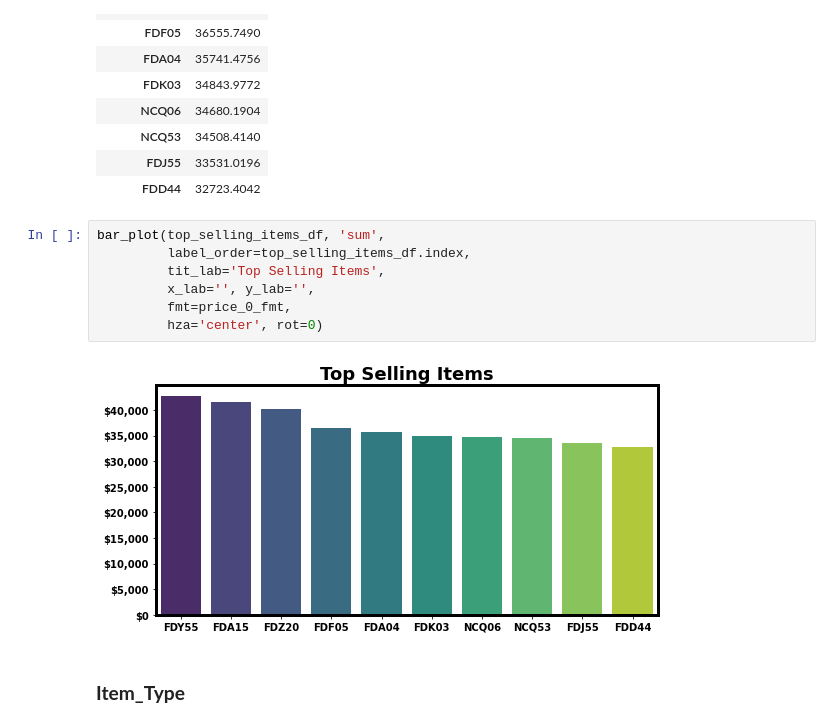
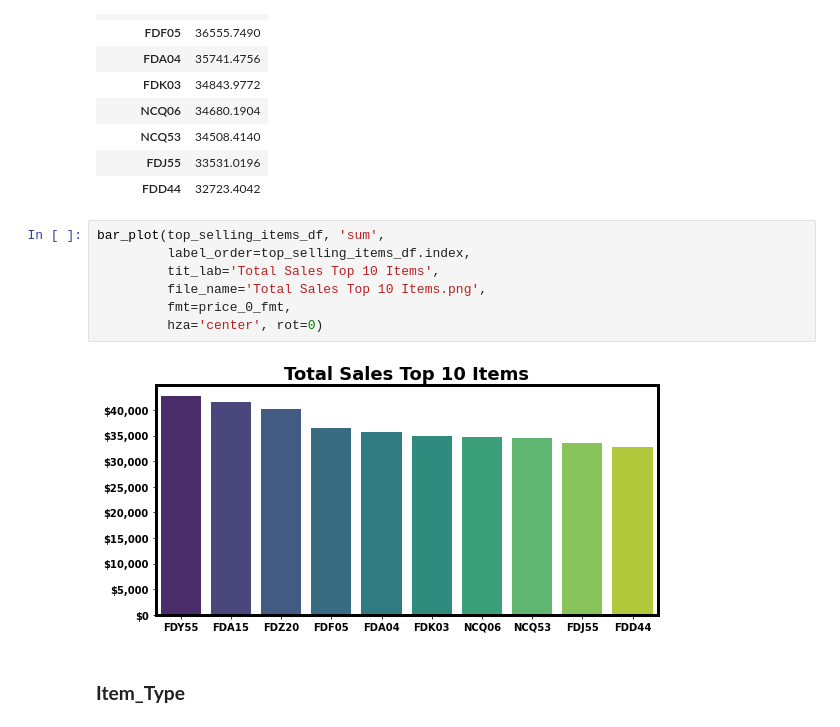
Before and after one commit to YBilodeau/Regression---Prediction-of-Grocery-Sales, a Jupyter notebook: Regression_Prediction_of_Grocery_Sales_.ipynb, the cells around one changed output. Saved outputs shown, nothing was run; the diff lists cells and outputs as text.

```diff
--- a/Regression_Prediction_of_Grocery_Sales_.ipynb
+++ b/Regression_Prediction_of_Grocery_Sales_.ipynb
@@ -1834,12 +1834,12 @@ top_selling_items_df
 # %%
 bar_plot(top_selling_items_df, 'sum',
          label_order=top_selling_items_df.index,
-         tit_lab='Top Selling Items',
-         x_lab='', y_lab='',
+         tit_lab='Total Sales Top 10 Items',
+         file_name='Total Sales Top 10 Items.png',
          fmt=price_0_fmt,
          hza='center', rot=0)
 # %% [output]
-[figure, old version]
+[figure, new version]
 # %% [markdown]
 ### **Item_Type**
 # %%
```
Also changed, not shown: parts of 9 cells of this notebook, 8 other files.
